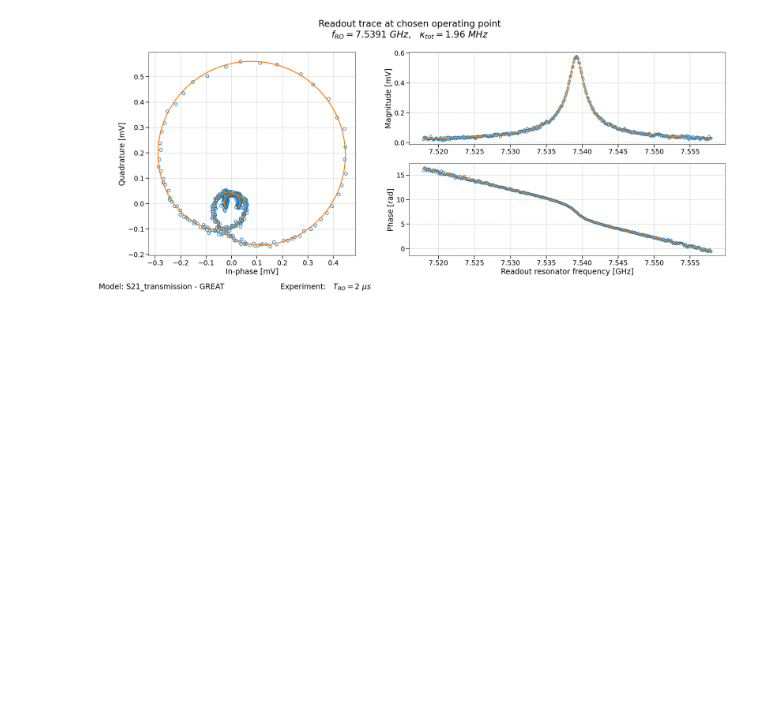
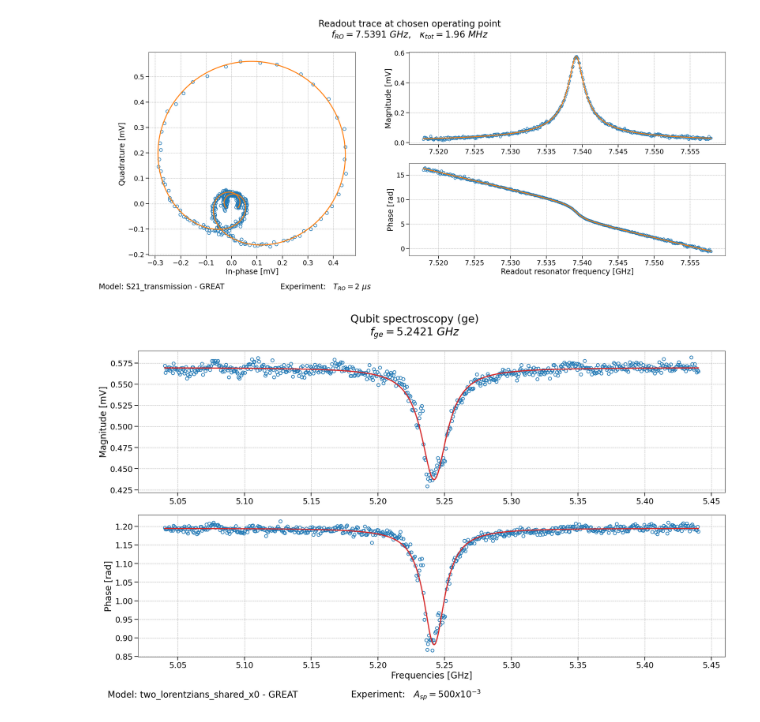
Before and after one commit to SQIL-EPFL/sqil-experiments, a Jupyter notebook: sqil_experiments/measurements/test.ipynb, the cells around one changed output. Drawn from its saved outputs; the diff is of its cells as text; code cells hidden in the pictures; blank space fills up the shorter version.

Commit message:
[qu_spec] refactored analysis

```diff
--- a/sqil_experiments/measurements/test.ipynb
+++ b/sqil_experiments/measurements/test.ipynb
@@ -1802,3 +1802,101 @@ plt.show()
 [figure]
 [figure]
 [figure]
+# %%
+from sqil_core.experiment import AnalysisResult
+from sqil_core.fit import FitQuality
+import sqil_core as sqil
+from sqil_core.utils import *
+from sqil_experiments.analysis.fit import find_shared_peak
+import numpy as np
+import matplotlib.pyplot as plt
+
+
+def qu_spec_analysis(
+    path=None,
+    datadict=None,
+    qpu=None,
+    at_idx=None,
+    transition="ge",
+    qu_uid="q0",
+    relevant_params=["spectroscopy_amplitude"],
+    ** kwargs,
+) -> AnalysisResult:
+    # Prepare analysis result object
+    anal_res = AnalysisResult()
+    anal_res.updated_params[qu_uid] = {}
+    fit_res = None
+
+    # Extract data and metadata
+    all_data, all_info, datadict = get_data_and_info(path=path, datadict=datadict)
+    x_data, y_data, sweeps = all_data
+    x_info, y_info, sweep_info = all_info
+
+    # Extract qubit parameters
+    if qpu is None and path is not None:
+        qpu = read_qpu(path, "qpu_old.json")
+    qubit_params = {}
+    if qpu is not None:
+        qubit_params = enrich_qubit_params(qpu.quantum_element_by_uid(qu_uid))
+    anal_res.updated_params[qu_uid] = {}
+    fit_res = None
+
+    has_sweeps = y_data.ndim > 1
+
+    sqil.set_plot_style(plt)
+
+    if not has_sweeps:
+        # Plot without fit
+        fig, axs = plot_mag_phase(datadict=datadict)
+        anal_res.figures.update({"fig": fig})
+
+        # Fit data to extract parameters
+        try:
+            is_wide_range = x_data[-1] - x_data[0] > 200e6
+            mag, phase = np.abs(y_data), np.unwrap(np.angle(y_data))
+            fit_res, trace = find_shared_peak(x_data, mag, phase, full_output=True)
+        except Exception as e:
+            print(f"Error while fitting", e)
+        if fit_res is not None:
+            anal_res.fits.update({"Combined mag-phase fit": fit_res})
+            param_id = f"resonance_frequency_{transition}"
+            anal_res.updated_params[qu_uid].update(
+                {param_id: fit_res.params_by_name["x0"]}
+            )
+            x_fit = np.linspace(x_data[0], x_data[-1], np.max([2000, len(x_data)]))
+
+            if trace in ["mag", "phase"]:
+                y_fit_scaled = fit_res.predict(x_fit) * y_info.scale
+                ax_idx = 0 if trace == "mag" else 1
+                axs[ax_idx].plot(x_fit * x_info.scale, y_fit_scaled, color="tab:red")
+            elif trace == "both":
+                y_fit = fit_res.predict(x_fit, x_fit, *fit_res.params)
+                y_fit_mag = y_fit[: len(x_fit)] * y_info.scale
+                y_fit_phase = y_fit[len(x_fit) :]
+                axs[0].plot(x_fit * x_info.scale, y_fit_mag, color="tab:red")
+                axs[1].plot(x_fit * x_info.scale, y_fit_phase, color="tab:red")
+    else:
+        fig, axs = plot_mag_phase(datadict=datadict)
+        anal_res.figures.update({"fig": fig})
+        fit_res = None
+
+    finalize_plot(
+        fig,
+        f"Qubit spectroscopy ({transition})",
+        fit_res,
+        qubit_params=qubit_params,
+        updated_params=anal_res.updated_params[qu_uid],
+        sweep_info=sweep_info,
+        relevant_params=relevant_params,
+    )
+    fig.tight_layout()
+
+    return anal_res
+
+
+path = r"C:\Users\sqil\Desktop\code\sqil-experiments\data_local\test\2025-07-13\00545-qubit_spectroscopy_2025-07-13T211612"
+
+qu_spec_analysis(path)
+plt.show()
+# %% [output]
+[figure, added]
```
Also changed, not shown: 1 other file.
